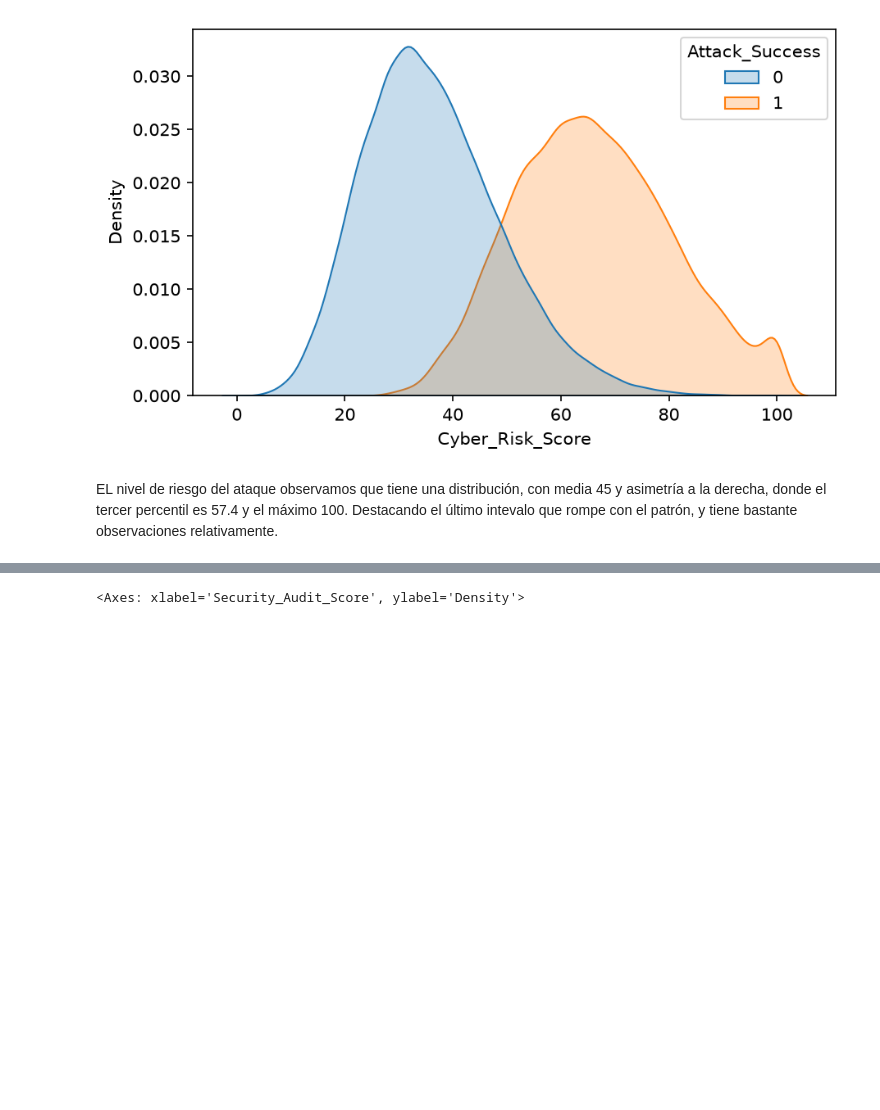
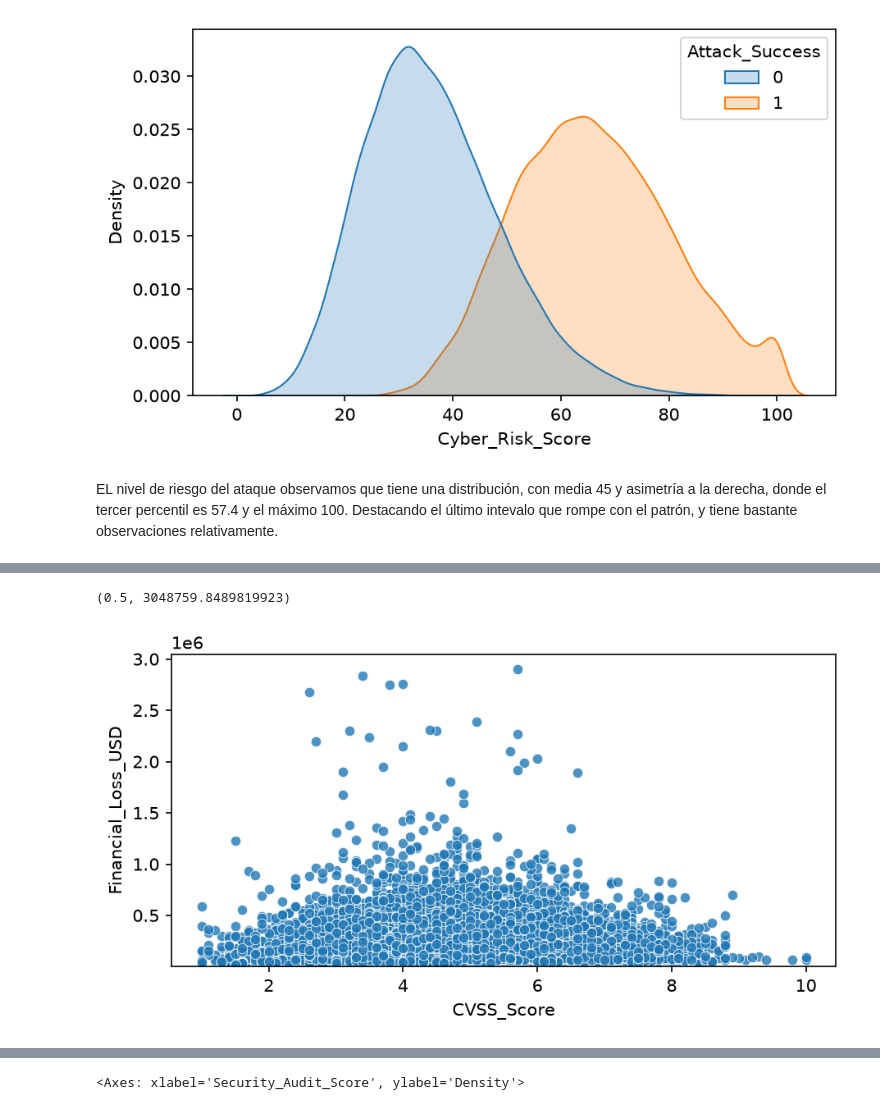
Before and after one commit to franconicolas38/proyecto-final-pycd, a Jupyter notebook: codigo_trabajo_final.ipynb, the cells around one changed output, grey strips where cells are left out. Cells and saved outputs as stored; diff of their text form; code cells hidden in the pictures; blank space fills up the shorter version.

```diff
--- a/codigo_trabajo_final.ipynb
+++ b/codigo_trabajo_final.ipynb
@@ -125,0 +161,10 @@ Text(0.5, 0, 'Cantidad')
+# %%
+fig, ax = plt.subplots(figsize=(6, 3.2), layout="constrained")
+sns.scatterplot(data = df.loc[(df["Attack_Success"] == 1) & (df["Financial_Loss_USD"] < 3000000)],
+ x = "CVSS_Score",
+ y = "Financial_Loss_USD", ax=ax, alpha = 0.8)
+
+ax.set_ylim(0.5)
+# %% [output]
+(0.5, 3048759.8489819923)
+[figure, added]
```
Also changed, not shown: parts of 11 cells of this notebook, 1 other file.
